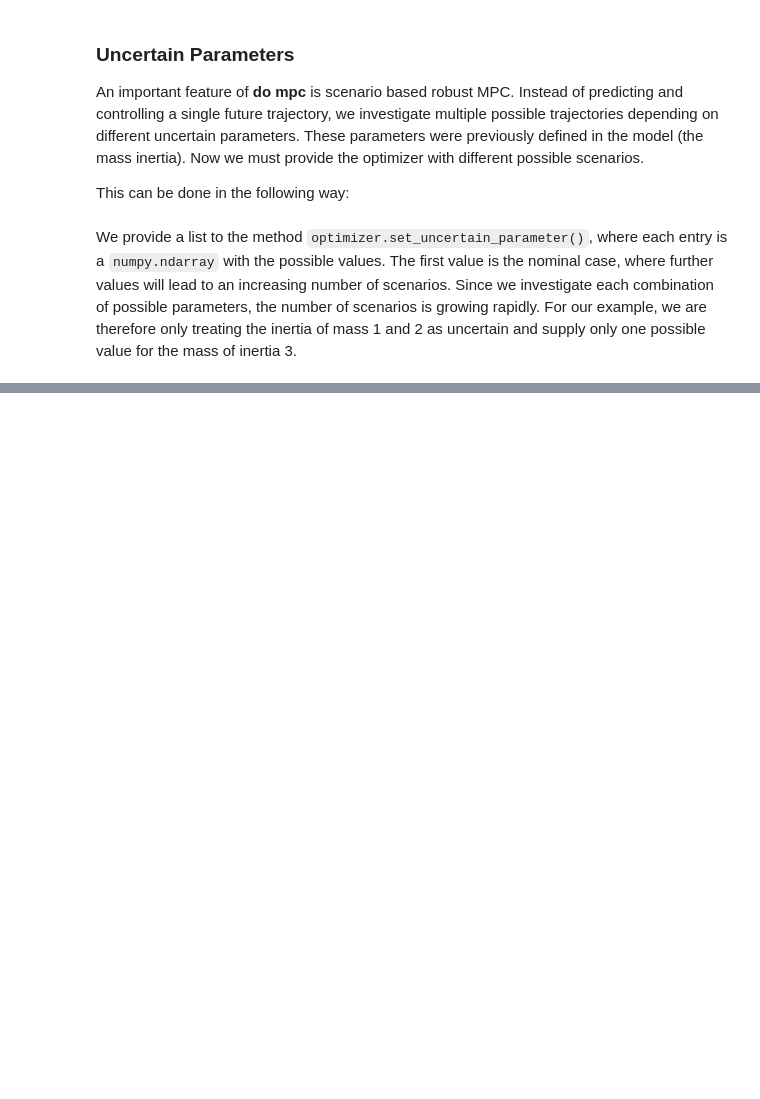
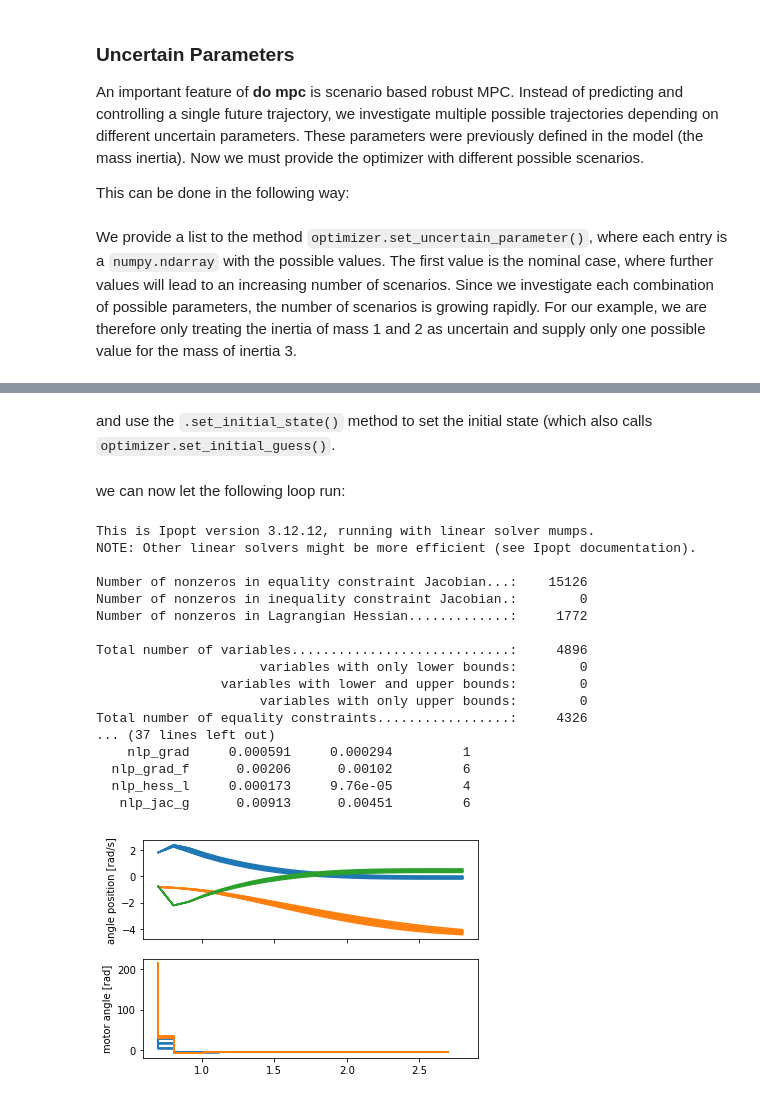
Before and after one commit to do-mpc/do-mpc, a Jupyter notebook: new_version/docs/source/getting_started.ipynb, the cells around one changed output, grey strips where cells are left out. Drawn from its saved outputs; the diff is of its cells as text; code cells hidden in the pictures; blank space fills up the shorter version.

Commit message:
getting started ipynb (documentation)

```diff
--- a/new_version/docs/source/getting_started.ipynb
+++ b/new_version/docs/source/getting_started.ipynb
@@ -243,0 +285,6 @@ We provide a list to the method `optimizer.set_uncertain_parameter()`, where eac
+# %%
+def p_fun(t_now):
+    p_template['Theta_1'] = 2.2525e-4
+    p_template['Theta_2'] = 2.2525e-4
+    p_template['Theta_3'] = 2.2525e-4
+    return p_template
@@ -243,0 +293,2 @@ We provide a list to the method `optimizer.set_uncertain_parameter()`, where eac
+# %%
+simulator.set_p_fun(p_fun)
@@ -243,0 +303,9 @@ We provide a list to the method `optimizer.set_uncertain_parameter()`, where eac
+# %%
+x0 = np.array([1, -1, 1.5, 1, -1, 1]).reshape(-1,1)
+# %% [markdown]
+and use the `.set_initial_state()` method to set the initial state (which also calls `optimizer.set_initial_guess()`.
+# %%
+simulator.set_initial_state(x0)
+optimizer.set_initial_state(x0)
+# %% [markdown]
+we can now let the following loop run:
@@ -243,0 +318,34 @@ We provide a list to the method `optimizer.set_uncertain_parameter()`, where eac
+# %%
+fig, ax = plt.subplots(2, sharex=True)
+graphics = do_mpc.backend_graphics()
+graphics.add_line(var_type='_x', var_name='phi_1', axis=ax[0])
+graphics.add_line(var_type='_x', var_name='phi_2', axis=ax[0])
+graphics.add_line(var_type='_x', var_name='phi_3', axis=ax[0])
+graphics.add_line(var_type='_u', var_name='phi_m_1', axis=ax[1])
+graphics.add_line(var_type='_u', var_name='phi_m_2', axis=ax[1])
+ax[0].set_ylabel('angle position [rad/s]')
+ax[1].set_ylabel('motor angle [rad]')
+
+u0 = optimizer.make_step(x0)
+x0 = simulator.make_step(u0)
+
+_ = graphics.plot_predictions(optimizer.data)
+# %% [output]
+This is Ipopt version 3.12.12, running with linear solver mumps.
+NOTE: Other linear solvers might be more efficient (see Ipopt documentation).
+
+Number of nonzeros in equality constraint Jacobian...:    15126
+Number of nonzeros in inequality constraint Jacobian.:        0
+Number of nonzeros in Lagrangian Hessian.............:     1772
+
+Total number of variables............................:     4896
+                     variables with only lower bounds:        0
+                variables with lower and upper bounds:        0
+                     variables with only upper bounds:        0
+Total number of equality constraints.................:     4326
+... (37 lines left out)
+    nlp_grad     0.000591     0.000294         1
+  nlp_grad_f      0.00206      0.00102         6
+  nlp_hess_l     0.000173     9.76e-05         4
+   nlp_jac_g      0.00913      0.00451         6
+[figure, added]
```
Also changed, not shown: parts of 21 cells of this notebook.
